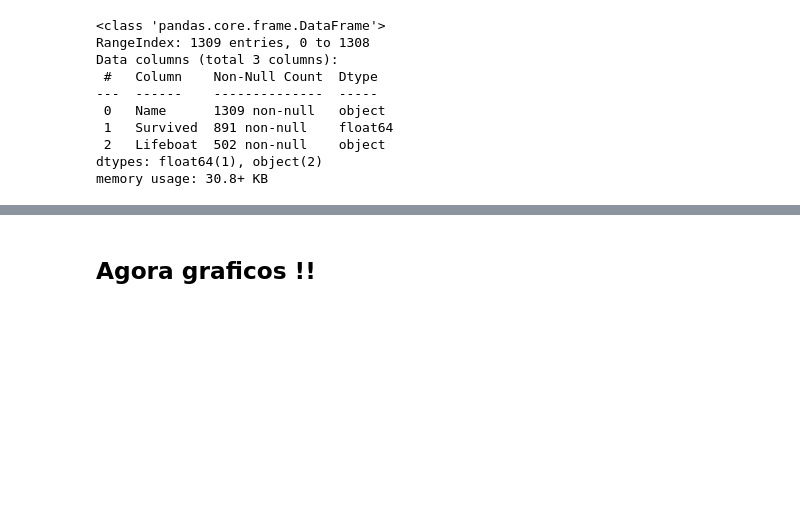
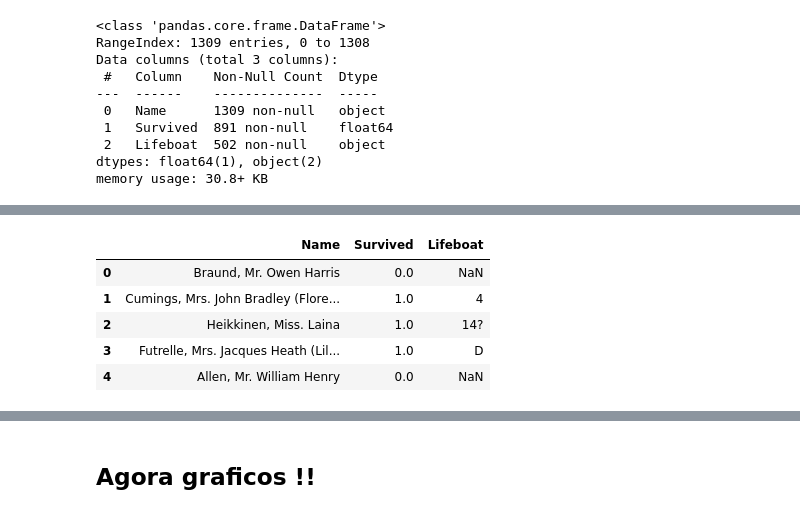
Before and after one commit to REIS0/Tratamento-de-dados, a Jupyter notebook: tratamento.ipynb, the cells around one changed output, grey strips where cells are left out. Cells and saved outputs as stored; diff of their text form; code cells hidden in the pictures; blank space fills up the shorter version.

```diff
--- a/tratamento.ipynb
+++ b/tratamento.ipynb
@@ -124,0 +140,9 @@ memory usage: 30.8+ KB
+# %%
+df2.head()
+# %% [output]
+|  | Name | Survived | Lifeboat |
+| 0 | Braund, Mr. Owen Harris | 0.0 | NaN |
+| 1 | Cumings, Mrs. John Bradley (Flore... | 1.0 | 4 |
+| 2 | Heikkinen, Miss. Laina | 1.0 | 14? |
+| 3 | Futrelle, Mrs. Jacques Heath (Lil... | 1.0 | D |
+| 4 | Allen, Mr. William Henry | 0.0 | NaN |
```
Also changed, not shown: parts of 9 cells of this notebook.
